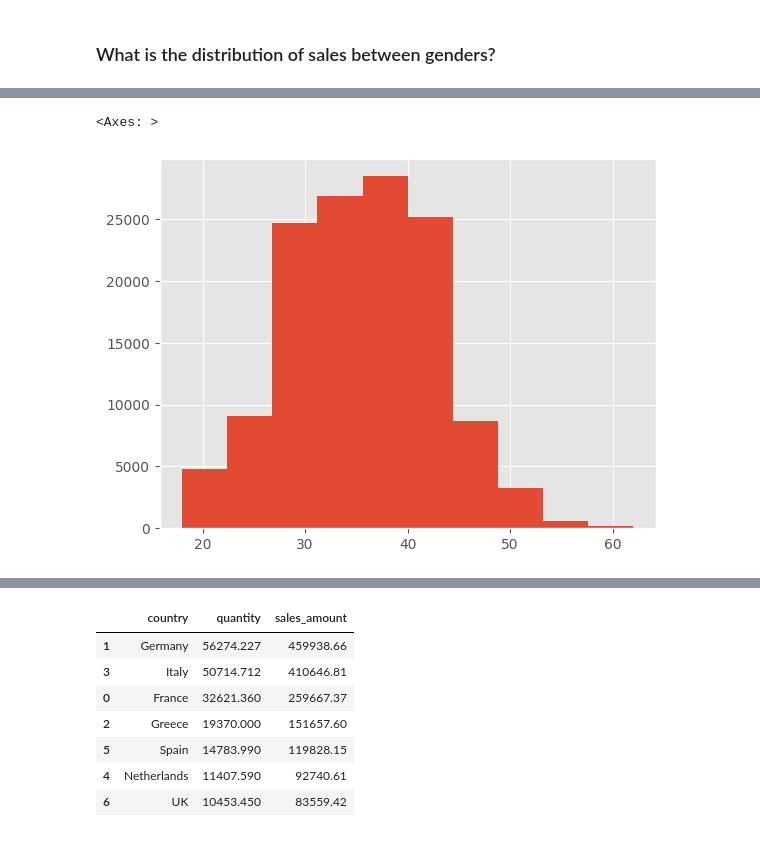
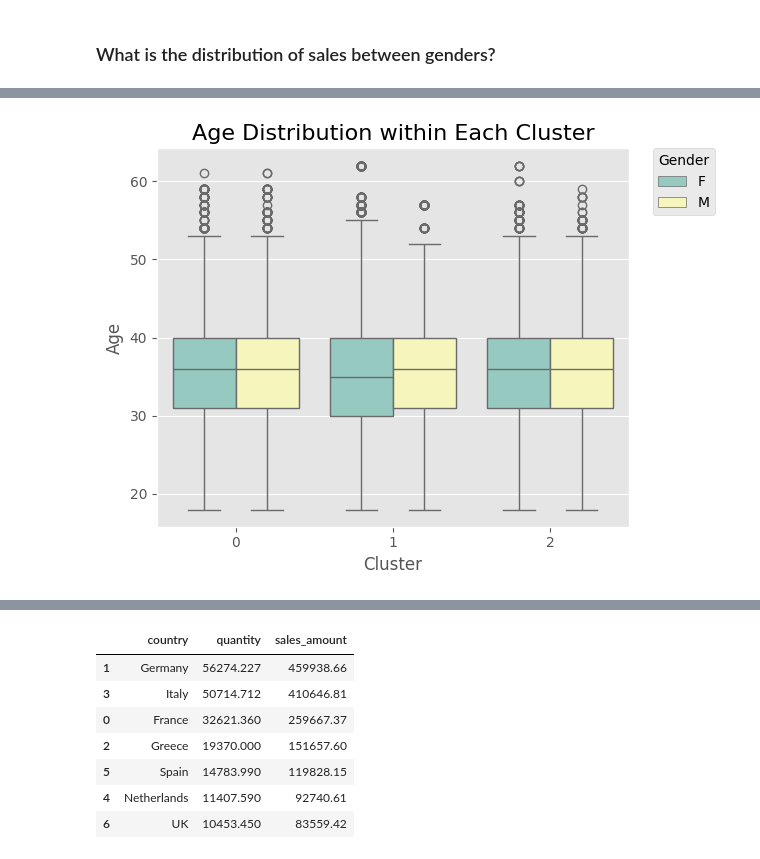
Before and after one commit to jtprado/capstone, a Jupyter notebook: eda.ipynb, the cells around one changed output, grey strips where cells are left out. Saved outputs shown, nothing was run; the diff lists cells and outputs as text; code cells hidden in the pictures.

```diff
--- a/eda.ipynb
+++ b/eda.ipynb
@@ -13,0 +57,19 @@ plt.style.use('ggplot')
+# %%
+# Cleaning the dataset before merging
+
+customers = customers.rename(columns={
+    'Customer_ID':'customer_id',
+    'GENDER':'gender',
+    'AGE':'age',
+    'GEOGRAPHY':'country'
+})
+
+orders = orders.rename(columns= {
+    'Date':'date',
+    'Customer_ID':'customer_id',
+    'Transaction_ID':'transaction_id',
+    'SKU_Category':'sku_category',
+    'SKU':'sku',
+    'Quantity':'quantity',
+    'Sales_Amount':'sales_amount'
+})
@@ -13,0 +83,6 @@ plt.style.use('ggplot')
+# %%
+# Merging the two DataFrames on 'customer_id'
+merged_df = pd.merge(orders, customers, on='customer_id', how='inner')
+
+# Display the first few rows of the merged DataFrame
+merged_df.info()
@@ -451,5 +531,15 @@ Text(0, 0.5, 'Gender')
-# %%
-df['age'].hist(bins=10)
-# %% [output]
-<Axes: >
-[figure, removed]
+# %%
+new_merged_df = pd.merge(merged_df, rfm, how='inner', on='customer_id')
+new_merged_df = new_merged_df.drop(columns='id')
+# %%
+sns.boxplot(data=new_merged_df, x='cluster', y='age', hue='gender', palette='Set3')
+plt.title('Age Distribution within Each Cluster', fontsize=16)
+plt.xlabel('Cluster', fontsize=12)
+plt.ylabel('Age', fontsize=12)
+plt.legend(title='Gender', bbox_to_anchor=(1.05, 1), loc=2, borderaxespad=0.)
+
+# Show plot with improved formatting
+plt.tight_layout()
+plt.show()
+# %% [output]
+[figure, added]
```
Also changed, not shown: parts of 48 cells of this notebook.
